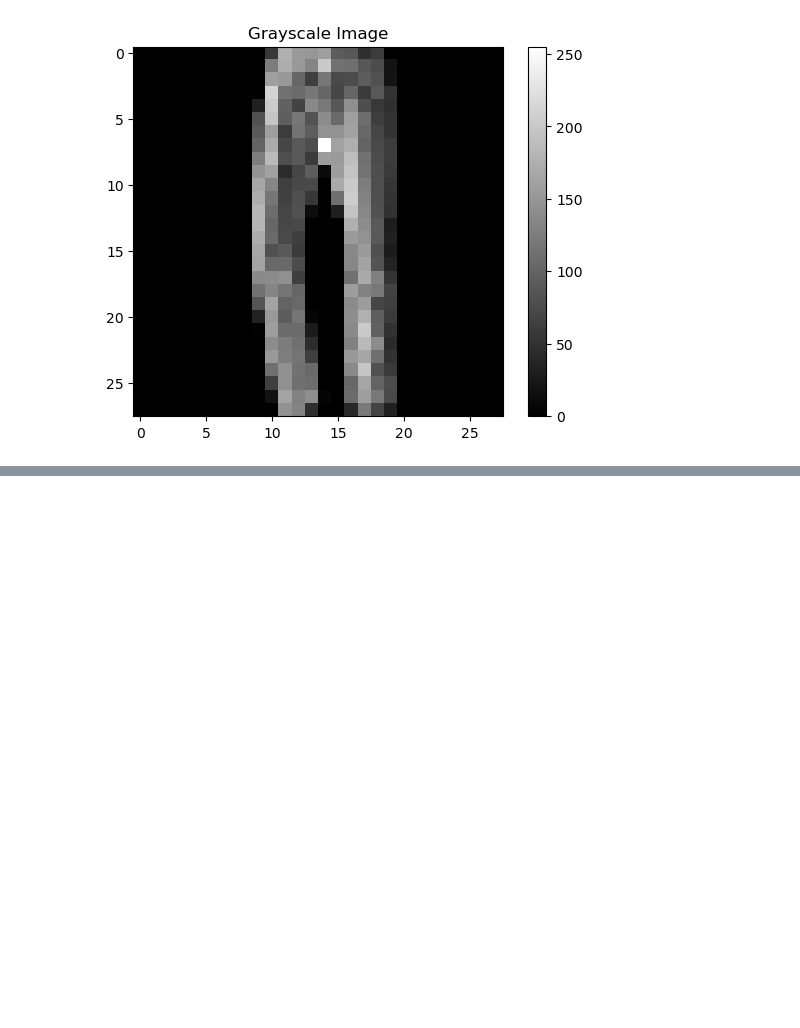
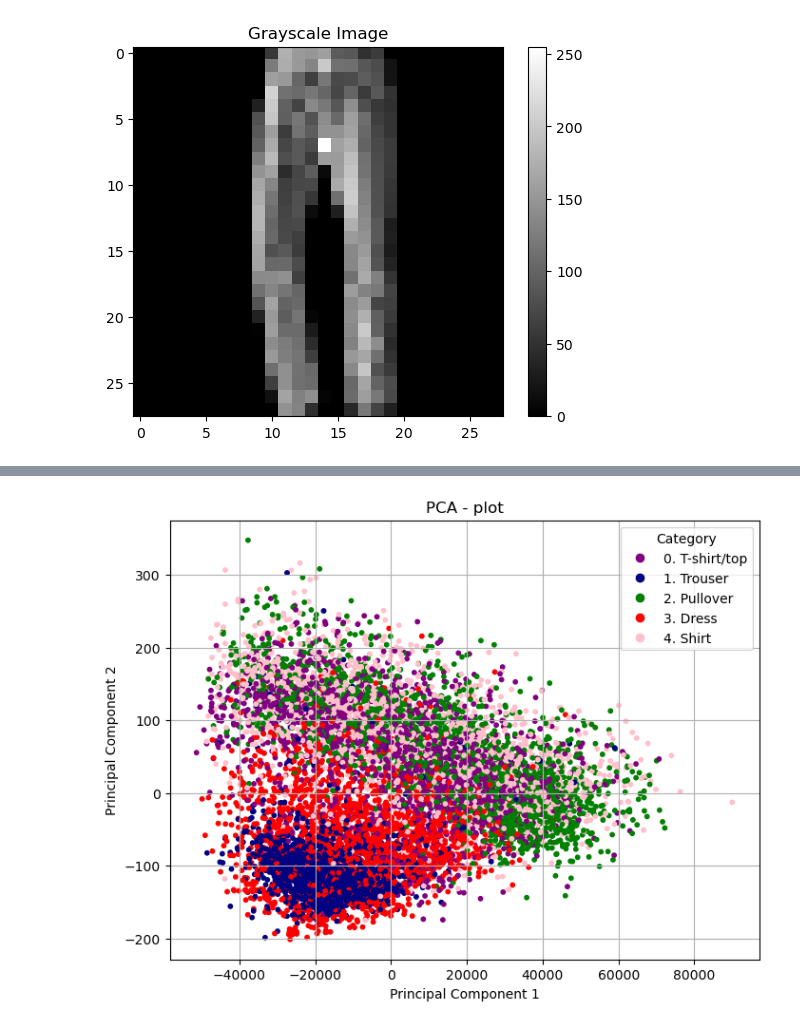
Before and after one commit to eloplope/Fashion-classifier, a Jupyter notebook: exploratory_analysis.ipynb, the cells around one changed output, grey strips where cells are left out. Cells and saved outputs as stored; diff of their text form; code cells hidden in the pictures; blank space fills up the shorter version.

```diff
--- a/exploratory_analysis.ipynb
+++ b/exploratory_analysis.ipynb
@@ -24,3 +57,32 @@ plt.show()
+# %%
+import numpy as np
+import matplotlib.pyplot as plt
+from sklearn.decomposition import PCA
+from matplotlib.colors import ListedColormap
+
+x_coords = [p[0] for p in imagesums]
+y_coords = [p[1] for p in imagesums]
+
+# Combine x and y coordinates into a single dataset for PCA
+data = np.array([x_coords, y_coords]).T
+pca = PCA(n_components=2)
+pca_result = pca.fit_transform(data)
+
+plt.figure(figsize=(8, 6))
+colors = ["purple", "navy", "green", "red", "pink"]
+cmap = ListedColormap(colors)
+scatter = plt.scatter(pca_result[:, 0], pca_result[:, 1], c=label, cmap=cmap, s=10, label='Points')
+labelnames = ["0. T-shirt/top", "1. Trouser", "2. Pullover", "3. Dress", "4. Shirt"]
+
+
+plt.legend(handles=scatter.legend_elements()[0], labels=labelnames, title="Category")
+plt.title("PCA - plot")
+plt.xlabel("Principal Component 1")
+plt.ylabel("Principal Component 2")
+plt.grid(True)
+plt.show()
+# %% [output]
+[figure, added]
 # %%
 for i in range(len(image)):
     for k in range(len(image[i])):
```
Also changed, not shown: parts of 7 cells of this notebook.
